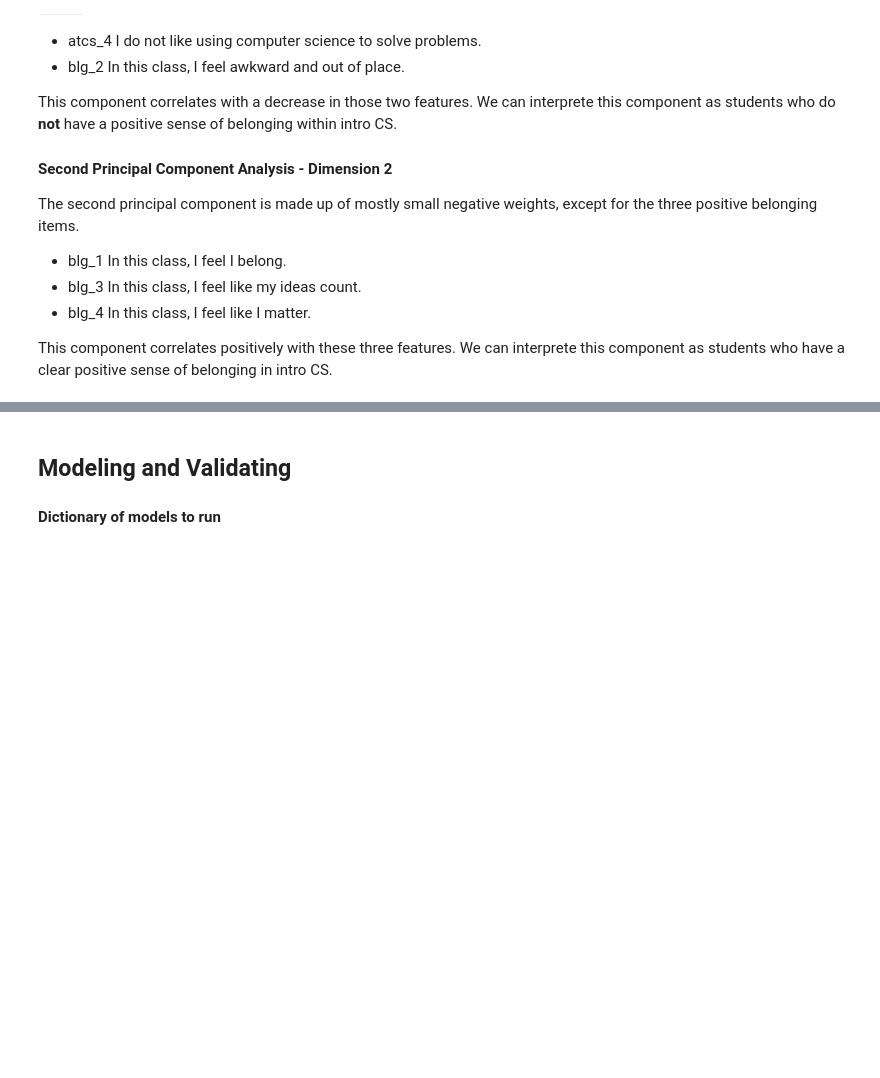
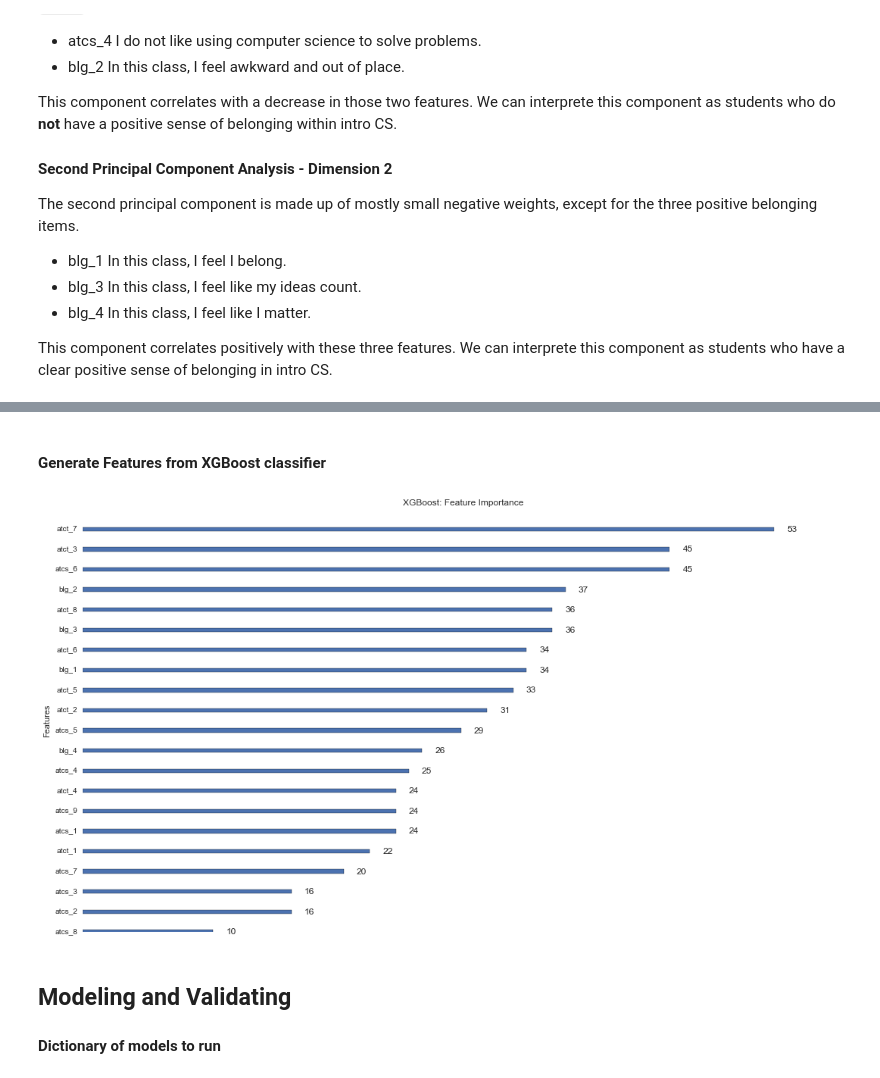
Before and after one commit to omoju/IntroCSExperiencePrediction, a Jupyter notebook: genderedCSExperience.ipynb, the cells around one changed output, grey strips where cells are left out. Saved outputs shown, nothing was run; the diff lists cells and outputs as text; code cells hidden in the pictures; blank space fills up the shorter version.

Commit message:
feat: xgboost for feature importance

```diff
--- a/genderedCSExperience.ipynb
+++ b/genderedCSExperience.ipynb
@@ -380,6 +380,18 @@ done in 0.001s
 # %%
-X_train = X_train_pca
-X_test = X_test_pca
+#X_train = X_train_pca
+#X_test = X_test_pca
+# %% [markdown]
+#### Generate Features from XGBoost classifier
+# %%
+from xgboost import plot_importance
+from xgboost import XGBClassifier as XGBC
+
+clf_xgb = XGBC().fit(X_train, ravel(y_train))
+preds_xgb = clf_xgb.predict(X_test)
+ax = plot_importance(clf_xgb.booster(), grid = False, title =  "XGBoost: Feature Importance")
+_ = ax.set(frame_on = False, ylim = (0, len(clf_xgb.booster().get_fscore())), xticklabels = "", xlabel = "")
+# %% [output]
+[figure, added]
 # %% [markdown]
 ## Modeling and Validating
 
```
Also changed, not shown: parts of 3 cells of this notebook.
